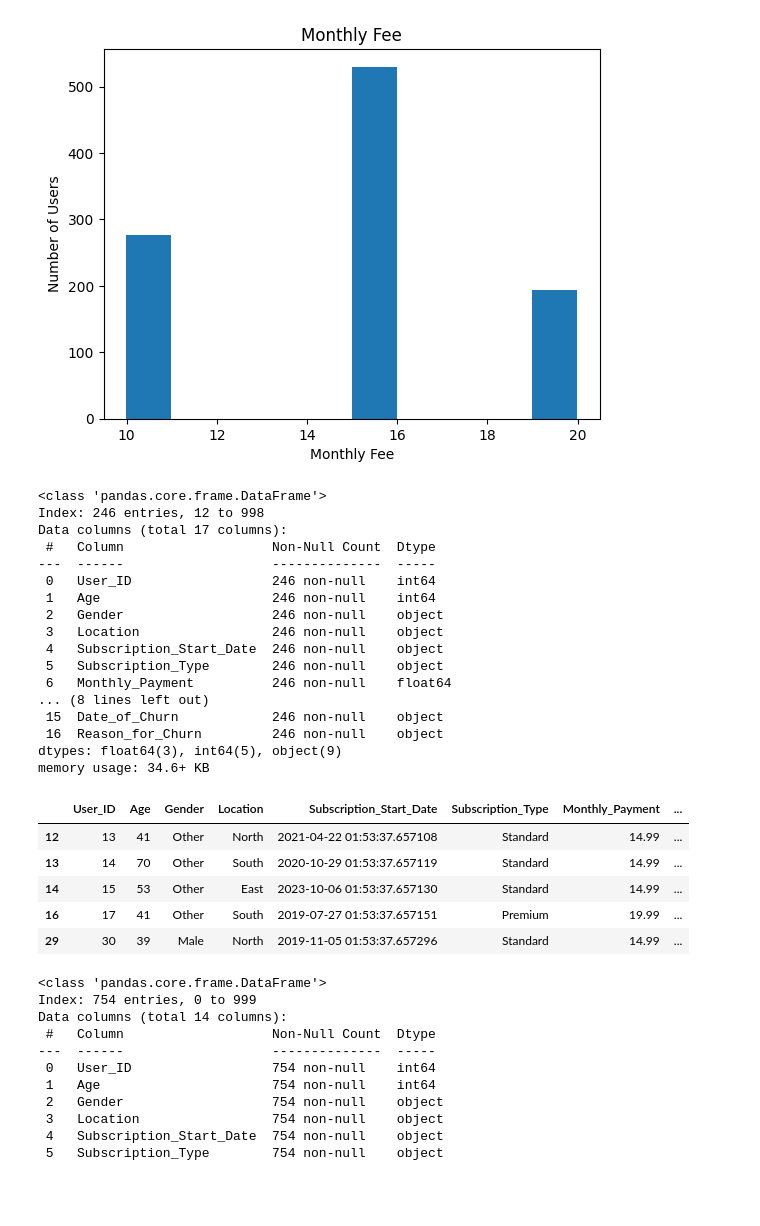
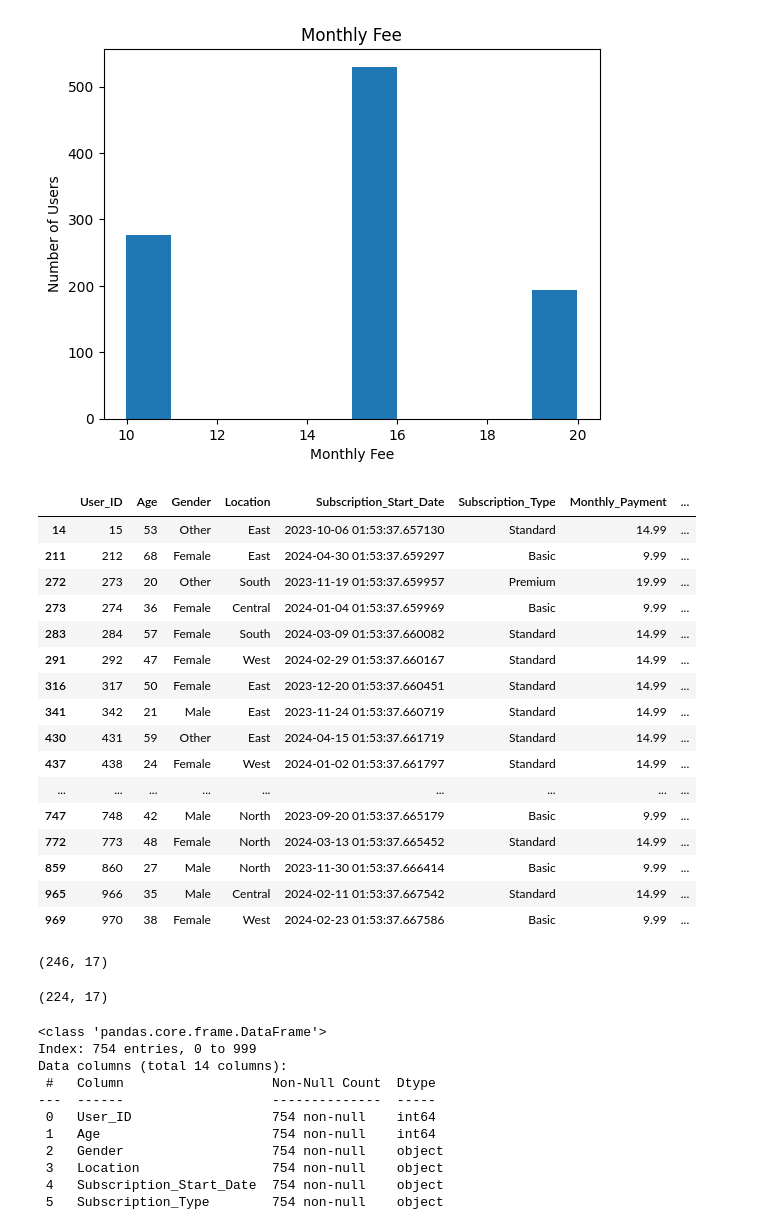
Before and after one commit to Tiffany-tianfei/StudyNotes, a Jupyter notebook: assignment-1.ipynb, the cells around one changed output. Saved outputs shown, nothing was run; the diff lists cells and outputs as text; code cells hidden in the pictures; blank space fills up the shorter version.

```diff
--- a/assignment-1.ipynb
+++ b/assignment-1.ipynb
@@ -136,32 +172,36 @@ Text(0.5, 1.0, 'Monthly Fee')
 # Create new dataframs for observation
 # %%
 df_churned = churned.copy()
-df_churned.info()
-df_churned.head()
+df_churned['Date_of_Churn'] = pd.to_datetime(df['Date_of_Churn']).dt.date
+df_churned[df_churned['Date_of_Churn'] > today]
 # %% [output]
-<class 'pandas.core.frame.DataFrame'>
-Index: 246 entries, 12 to 998
-Data columns (total 17 columns):
- #   Column                   Non-Null Count  Dtype
----  ------                   --------------  -----
- 0   User_ID                  246 non-null    int64
- 1   Age                      246 non-null    int64
- 2   Gender                   246 non-null    object
- 3   Location                 246 non-null    object
- 4   Subscription_Start_Date  246 non-null    object
- 5   Subscription_Type        246 non-null    object
- 6   Monthly_Payment          246 non-null    float64
-... (8 lines left out)
- 15  Date_of_Churn            246 non-null    object
- 16  Reason_for_Churn         246 non-null    object
-dtypes: float64(3), int64(5), object(9)
-memory usage: 34.6+ KB
 |  | User_ID | Age | Gender | Location | Subscription_Start_Date | Subscription_Type | Monthly_Payment | ... |
-| 12 | 13 | 41 | Other | North | 2021-04-22 01:53:37.657108 | Standard | 14.99 | ... |
-| 13 | 14 | 70 | Other | South | 2020-10-29 01:53:37.657119 | Standard | 14.99 | ... |
 | 14 | 15 | 53 | Other | East | 2023-10-06 01:53:37.657130 | Standard | 14.99 | ... |
-| 16 | 17 | 41 | Other | South | 2019-07-27 01:53:37.657151 | Premium | 19.99 | ... |
-| 29 | 30 | 39 | Male | North | 2019-11-05 01:53:37.657296 | Standard | 14.99 | ... |
+| 211 | 212 | 68 | Female | East | 2024-04-30 01:53:37.659297 | Basic | 9.99 | ... |
+| 272 | 273 | 20 | Other | South | 2023-11-19 01:53:37.659957 | Premium | 19.99 | ... |
+| 273 | 274 | 36 | Female | Central | 2024-01-04 01:53:37.659969 | Basic | 9.99 | ... |
+| 283 | 284 | 57 | Female | South | 2024-03-09 01:53:37.660082 | Standard | 14.99 | ... |
+| 291 | 292 | 47 | Female | West | 2024-02-29 01:53:37.660167 | Standard | 14.99 | ... |
+| 316 | 317 | 50 | Female | East | 2023-12-20 01:53:37.660451 | Standard | 14.99 | ... |
+| 341 | 342 | 21 | Male | East | 2023-11-24 01:53:37.660719 | Standard | 14.99 | ... |
+| 430 | 431 | 59 | Other | East | 2024-04-15 01:53:37.661719 | Standard | 14.99 | ... |
+| 437 | 438 | 24 | Female | West | 2024-01-02 01:53:37.661797 | Standard | 14.99 | ... |
+| ... | ... | ... | ... | ... | ... | ... | ... | ... |
+| 747 | 748 | 42 | Male | North | 2023-09-20 01:53:37.665179 | Basic | 9.99 | ... |
+| 772 | 773 | 48 | Female | North | 2024-03-13 01:53:37.665452 | Standard | 14.99 | ... |
+| 859 | 860 | 27 | Male | North | 2023-11-30 01:53:37.666414 | Basic | 9.99 | ... |
+| 965 | 966 | 35 | Male | Central | 2024-02-11 01:53:37.667542 | Standard | 14.99 | ... |
+| 969 | 970 | 38 | Female | West | 2024-02-23 01:53:37.667586 | Basic | 9.99 | ... |
+# %%
+df_churned.shape
+# %% [output]
+(246, 17)
+# %%
+future_date = df_churned[df_churned['Date_of_Churn'] > today]
+df_churned = df_churned.drop(future_date.index)
+df_churned.shape
+# %% [output]
+(224, 17)
 # %%
 df_stay = df[df['Churned']==0].drop(columns=['Churned','Date_of_Churn','Reason_for_Churn'])
 df_stay.info()
```
Also changed, not shown: parts of 12 cells of this notebook.
